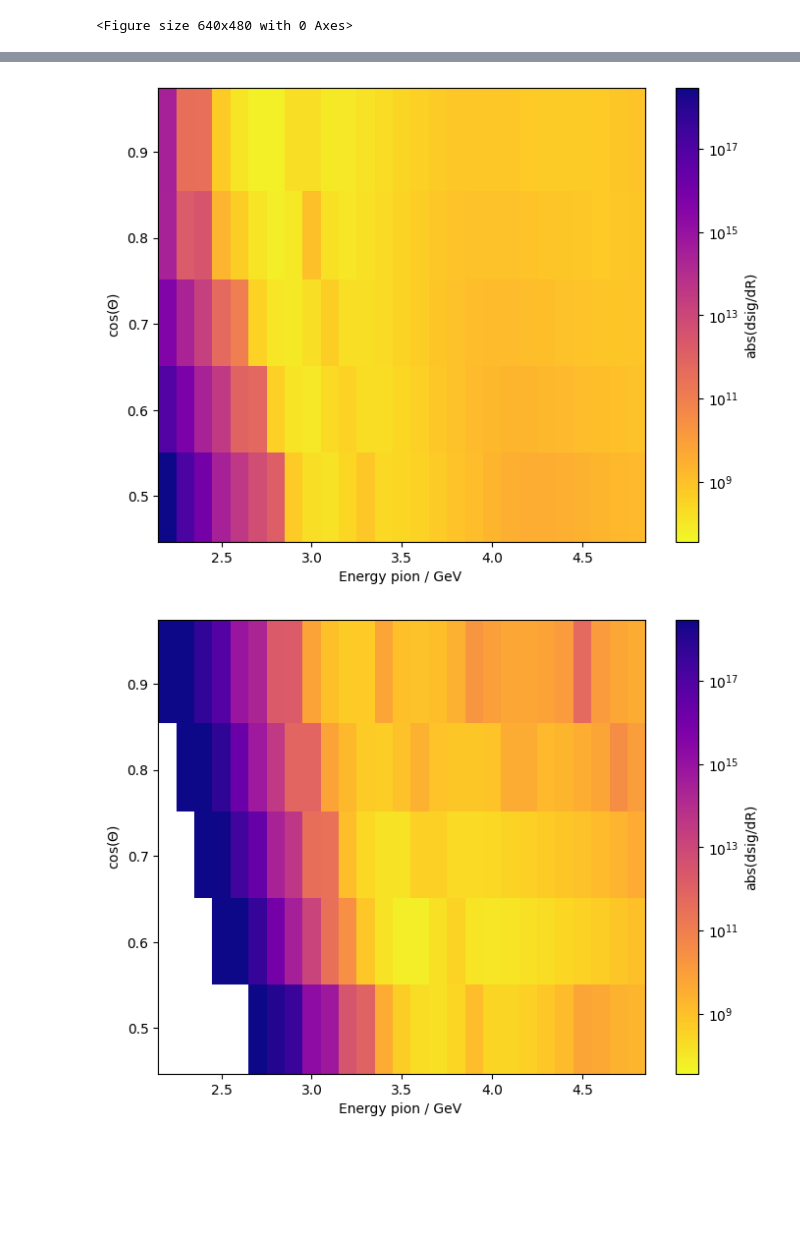
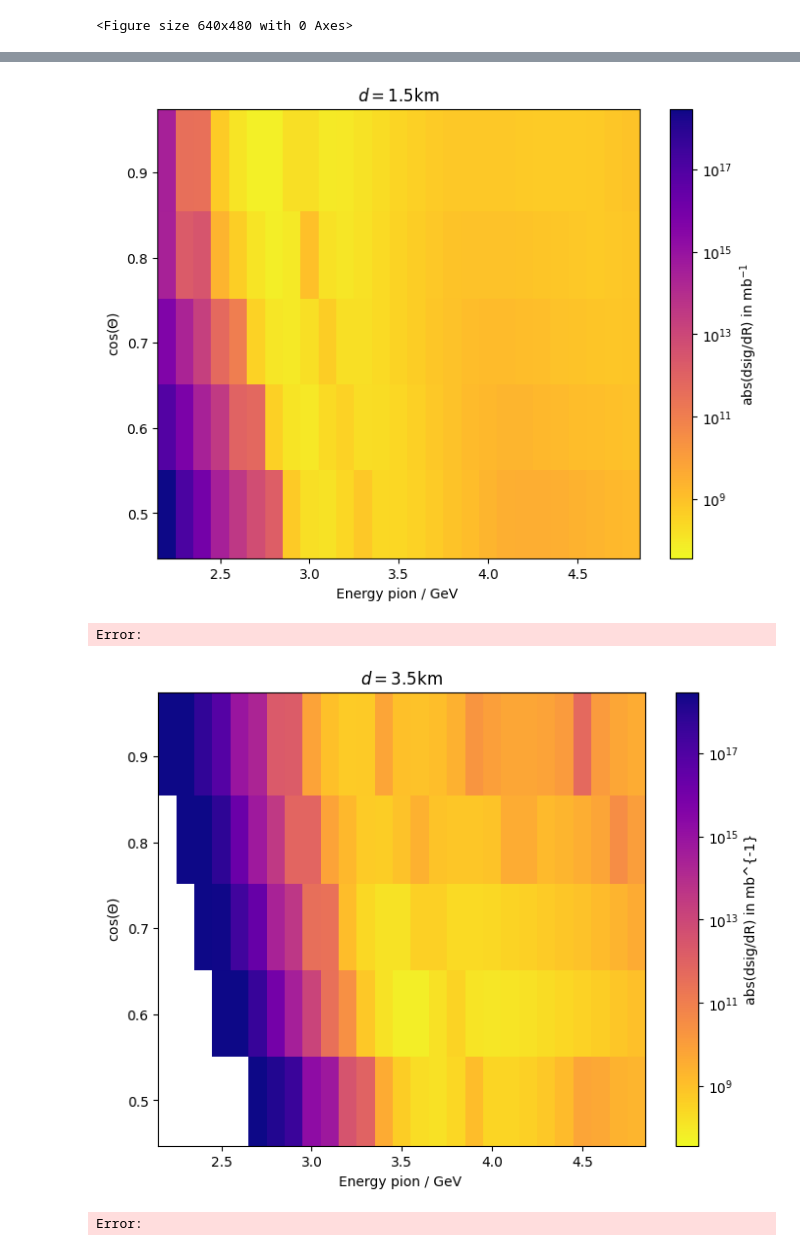
Before and after one commit to karohymon/cs-analysis, a Jupyter notebook: IceCube_diffuse_underground_bundles/sensitivity_per_ebin.ipynb, the cells around one changed output, grey strips where cells are left out. Saved outputs shown, nothing was run; the diff lists cells and outputs as text; code cells hidden in the pictures; blank space fills up the shorter version.

```diff
--- a/IceCube_diffuse_underground_bundles/sensitivity_per_ebin.ipynb
+++ b/IceCube_diffuse_underground_bundles/sensitivity_per_ebin.ipynb
@@ -109,18 +134,25 @@ array([-1.1, -1. , -0.9, -0.8, -0.7, -0.6, -0.5, -0.4, -0.3, -0.2, -0.1,
        11. ])
 # %%
 def get_data(fixed_params):
-    # Define the e0_values list to iterate over
     e0_values_list = ['2.05', '2.15', '2.25', '2.35', '2.45', '2.55', '2.65', '2.75', '2.85', '2.95',
                       '3.05', '3.15', '3.25', '3.35', '3.45', '3.55', '3.65', '3.75', '3.85', '3.95',
                       '4.05', '4.15', '4.25', '4.35', '4.45', '4.55', '4.65', '4.75', '4.85','4.95','5.05']
 
-    # Collect data for each e0_value
-    sel_data = [data[(fixed_params[0], fixed_params[1], "1.0", "2212", "apr", e0_values_list[e0],e0_values_list[e0+2])] for e0 in range(len(e0_values_list)-2)]
+    sel_data = []
+    R_low = []
+    R_high = []
 
-    return np.array(sel_data)
+    for e0 in range(len(e0_values_list) - 2):
+        key = (fixed_params[0], fixed_params[1], "1.0", "2212", "apr", e0_values_list[e0], e0_values_list[e0+2])
+        R_mod, r_low, r_high = data[key]
+        sel_data.append(R_mod)
+        R_low.append(r_low)
+        R_high.append(r_high)
+
+    return np.array(sel_data), np.array(R_low), np.array(R_high)
 # %%
-data_15_csp101 = get_data(("1.5", "1.01"))
-data_35_csp101 = get_data(("3.5", "1.01"))
+data_15_csp101,R_low_15_csp101, R_high_15_csp101 = get_data(("1.5", "1.01"))
+data_35_csp101,R_low_35_csp101, R_high_35_csp101 = get_data(("3.5", "1.01"))
 # %%
 print(list(data.keys())[:5])
 # %% [output]
@@ -559,36 +939,39 @@ plt.pcolormesh(e0_values[:-1],  np.cos(np.deg2rad(angle_edges)), z.T, cmap='plas
                norm=LogNorm(vmin=z_min, vmax=z_max), shading='auto')
 
 # Add color bar with logarithmic scale and set the min/max values
-cbar = plt.colorbar(label="abs(dsig/dR)", norm=LogNorm(vmin=z_min, vmax=z_max))
+cbar = plt.colorbar(label="abs(dsig/dR) in mb$^{-1}$", norm=LogNorm(vmin=z_min, vmax=z_max))
 
 # Set labels
 plt.xlabel('Energy pion / GeV ')
 plt.ylabel('cos($\Theta$)')
+plt.title('$d=$1.5km')
 
 
 # Display the plot
 plt.savefig(plot_dir + '2D_dsigdR_angle_energy_ebintest_d1.5km.png')
 plt.show()
 # %% [output]
-[figure, old version]
+[figure, new version]
+Error:
 # %%
 z = np.abs(dRdsig_35_cs101**(-1))
 
 
 plt.figure(figsize=(8, 6))
 plt.pcolormesh(e0_values[:-1],  np.cos(np.deg2rad(angle_edges)), z.T, cmap='plasma_r',
                norm=LogNorm(vmin=z_min, vmax=z_max), shading='auto')
 
 # Add color bar with logarithmic scale and set the min/max values
-cbar = plt.colorbar(label="abs(dsig/dR)", norm=LogNorm(vmin=z_min, vmax=z_max))
+cbar = plt.colorbar(label="abs(dsig/dR) in mb^{-1}", norm=LogNorm(vmin=z_min, vmax=z_max))
 
 # Set labels
 plt.xlabel('Energy pion / GeV ')
 plt.ylabel('cos($\Theta$)')
-
+plt.title('$d=$3.5km')
 
 # Display the plot
 plt.savefig(plot_dir + '2D_dsigdR_angle_energy_ebintest_d3.5km.png')
 plt.show()
 # %% [output]
-[figure, old version]
+[figure, new version]
+Error:
```
Also changed, not shown: parts of 32 cells of this notebook, 2 other files.
